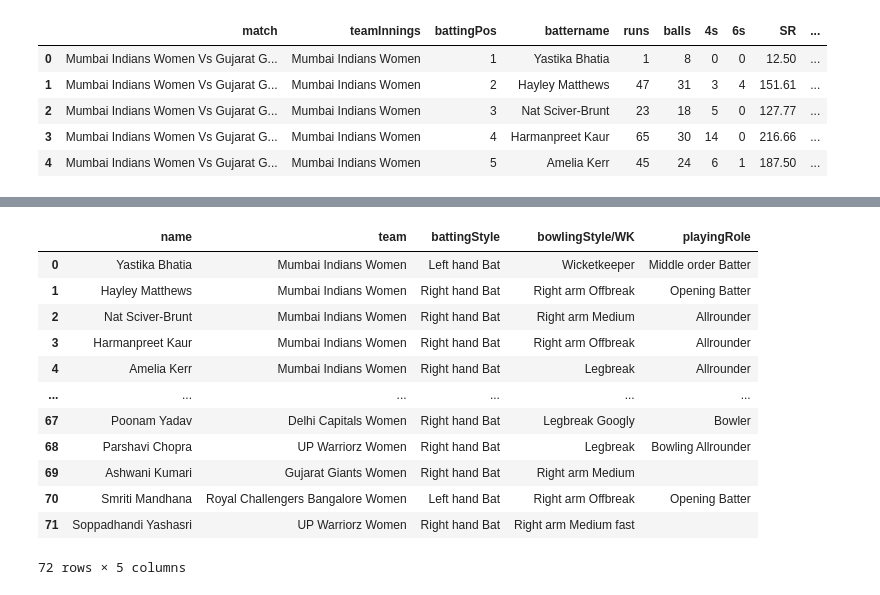
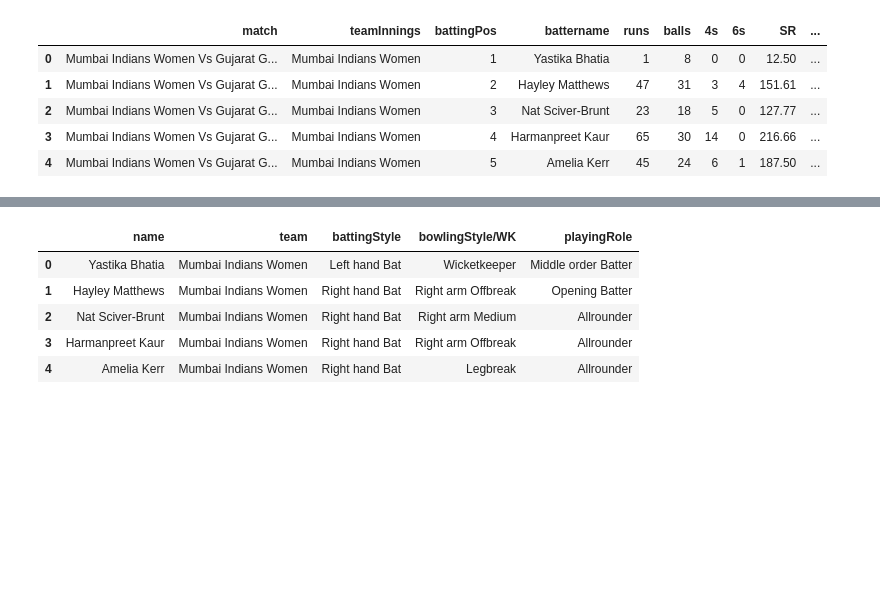
Before and after one commit to AdSattikar/Cricket-Data-Analytics-using-Web-Scraping-and-PowerBI, a Jupyter notebook: Data Preprocessing.ipynb, the cells around one changed output, grey strips where cells are left out. Drawn from its saved outputs; the diff is of its cells as text; code cells hidden in the pictures; blank space fills up the shorter version.

```diff
--- a/Data Preprocessing.ipynb
+++ b/Data Preprocessing.ipynb
@@ -170,20 +129,13 @@ df_players.head(10)
 | 9 | Harleen Deol | Gujarat Giants Women | https://www.espncricinfo.com/cric... | Right hand Bat | Right arm Offbreak, Legbreak Googly | Middle order Batter |
 # %%
 df_players.drop(columns=["link"],inplace=True)
-df_players
+df_players.head()
 # %% [output]
 |  | name | team | battingStyle | bowlingStyle/WK | playingRole |
 | 0 | Yastika Bhatia | Mumbai Indians Women | Left hand Bat | Wicketkeeper | Middle order Batter |
 | 1 | Hayley Matthews | Mumbai Indians Women | Right hand Bat | Right arm Offbreak | Opening Batter |
 | 2 | Nat Sciver-Brunt | Mumbai Indians Women | Right hand Bat | Right arm Medium | Allrounder |
 | 3 | Harmanpreet Kaur | Mumbai Indians Women | Right hand Bat | Right arm Offbreak | Allrounder |
 | 4 | Amelia Kerr | Mumbai Indians Women | Right hand Bat | Legbreak | Allrounder |
-| ... | ... | ... | ... | ... | ... |
-| 67 | Poonam Yadav | Delhi Capitals Women | Right hand Bat | Legbreak Googly | Bowler |
-| 68 | Parshavi Chopra | UP Warriorz Women | Right hand Bat | Legbreak | Bowling Allrounder |
-| 69 | Ashwani Kumari | Gujarat Giants Women | Right hand Bat | Right arm Medium |  |
-| 70 | Smriti Mandhana | Royal Challengers Bangalore Women | Left hand Bat | Right arm Offbreak | Opening Batter |
-| 71 | Soppadhandi Yashasri | UP Warriorz Women | Right hand Bat | Right arm Medium fast |  |
-72 rows × 5 columns
 # %%
 df_players.to_csv('WPL_csv_files/player_info.csv', index = False)
```
Also changed, not shown: parts of 6 cells of this notebook, 2 other files.
